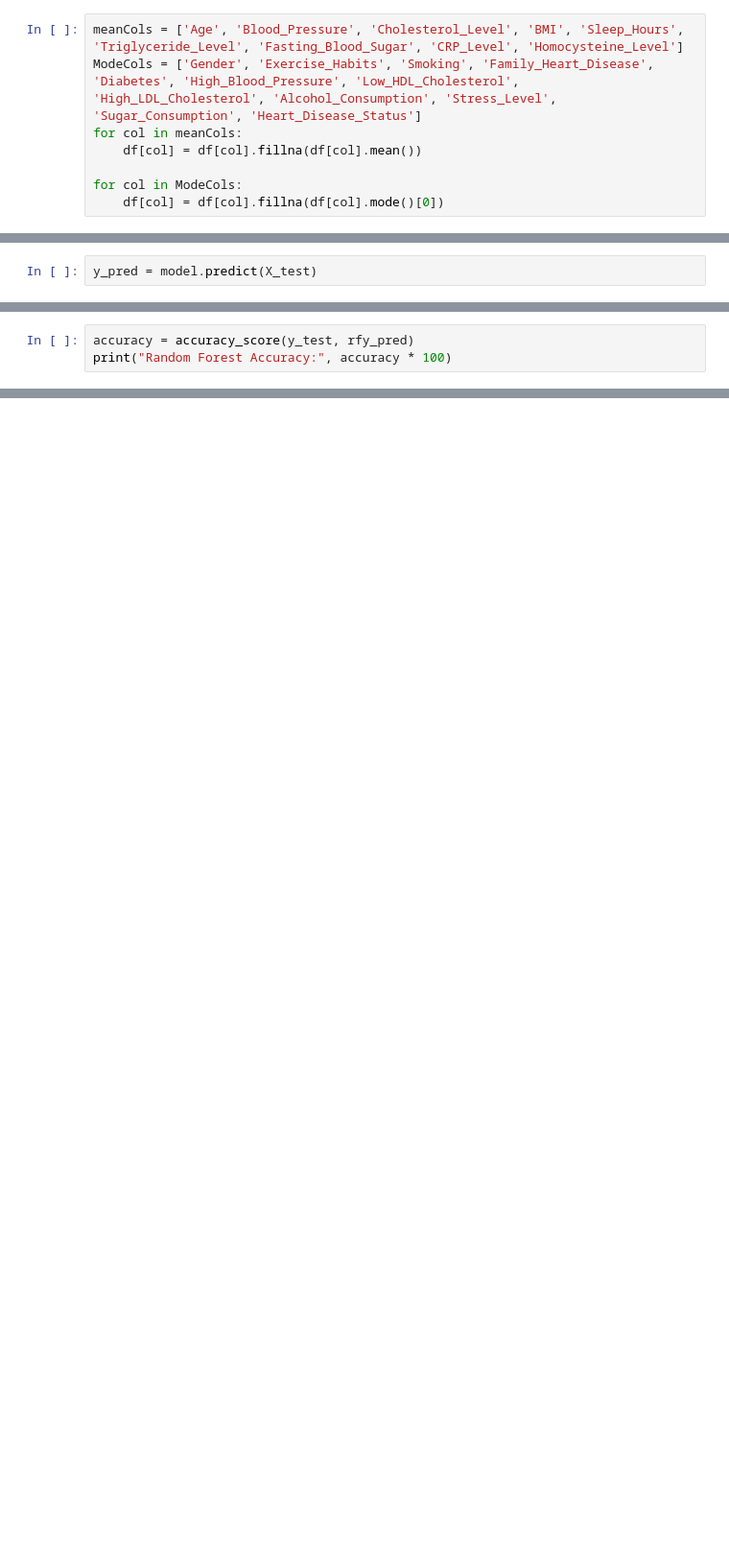
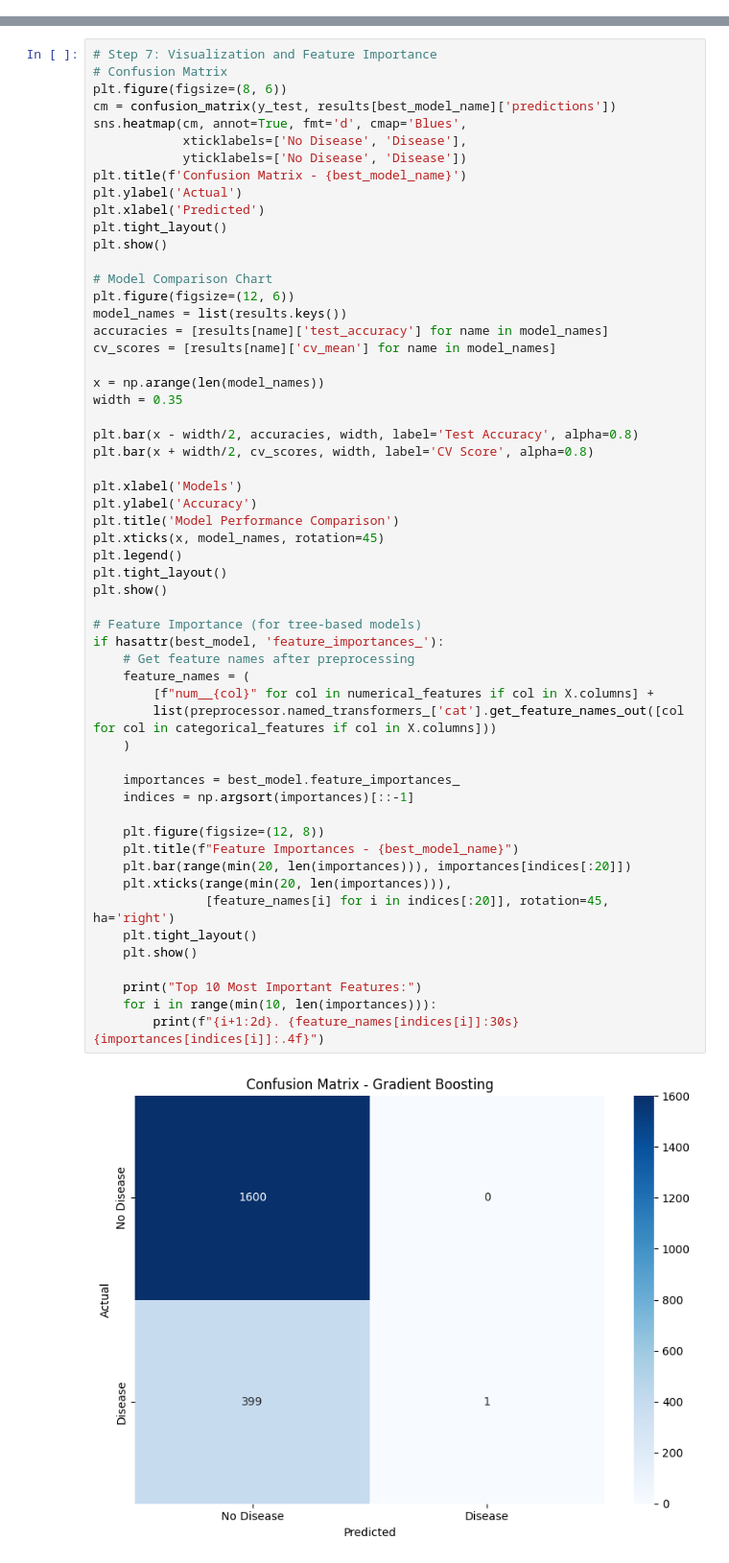
Before and after one commit to SaadZaidi1/heart-disease-prediction, a Jupyter notebook: Heart-Disease-Predictor.ipynb, the cells around one changed output, grey strips where cells are left out. Shown at 96% size. Cells and saved outputs as stored; diff of their text form; blank space fills up the shorter version.

```diff
--- a/Heart-Disease-Predictor.ipynb
+++ b/Heart-Disease-Predictor.ipynb
@@ -93,8 +0,0 @@ dtype: int64
-# %%
-meanCols = ['Age', 'Blood_Pressure', 'Cholesterol_Level', 'BMI', 'Sleep_Hours', 'Triglyceride_Level', 'Fasting_Blood_Sugar', 'CRP_Level', 'Homocysteine_Level']
-ModeCols = ['Gender', 'Exercise_Habits', 'Smoking', 'Family_Heart_Disease', 'Diabetes', 'High_Blood_Pressure', 'Low_HDL_Cholesterol', 'High_LDL_Cholesterol', 'Alcohol_Consumption', 'Stress_Level', 'Sugar_Consumption', 'Heart_Disease_Status']
-for col in meanCols:
-    df[col] = df[col].fillna(df[col].mean())
-
-for col in ModeCols:
-    df[col] = df[col].fillna(df[col].mode()[0])
@@ -256,2 +0,0 @@ LogisticRegression(class_weight='balanced')
-# %%
-y_pred = model.predict(X_test)
@@ -285,3 +0,0 @@ rfy_pred = model.predict(X_test)
-# %%
-accuracy = accuracy_score(y_test, rfy_pred)
-print("Random Forest Accuracy:", accuracy * 100)
@@ -289,0 +254,58 @@ Random Forest Accuracy: 50.24999999999999
+# %%
+# Step 7: Visualization and Feature Importance
+# Confusion Matrix
+plt.figure(figsize=(8, 6))
+cm = confusion_matrix(y_test, results[best_model_name]['predictions'])
+sns.heatmap(cm, annot=True, fmt='d', cmap='Blues',
+            xticklabels=['No Disease', 'Disease'],
+            yticklabels=['No Disease', 'Disease'])
+plt.title(f'Confusion Matrix - {best_model_name}')
+plt.ylabel('Actual')
+plt.xlabel('Predicted')
+plt.tight_layout()
+plt.show()
+
+# Model Comparison Chart
+plt.figure(figsize=(12, 6))
+model_names = list(results.keys())
+accuracies = [results[name]['test_accuracy'] for name in model_names]
+cv_scores = [results[name]['cv_mean'] for name in model_names]
+
+x = np.arange(len(model_names))
+width = 0.35
+
+plt.bar(x - width/2, accuracies, width, label='Test Accuracy', alpha=0.8)
+plt.bar(x + width/2, cv_scores, width, label='CV Score', alpha=0.8)
+
+plt.xlabel('Models')
+plt.ylabel('Accuracy')
+plt.title('Model Performance Comparison')
+plt.xticks(x, model_names, rotation=45)
+plt.legend()
+plt.tight_layout()
+plt.show()
+
+# Feature Importance (for tree-based models)
+if hasattr(best_model, 'feature_importances_'):
+    # Get feature names after preprocessing
+    feature_names = (
+        [f"num__{col}" for col in numerical_features if col in X.columns] +
+        list(preprocessor.named_transformers_['cat'].get_feature_names_out([col for col in categorical_features if col in X.columns]))
+    )
+
+    importances = best_model.feature_importances_
+    indices = np.argsort(importances)[::-1]
+
+    plt.figure(figsize=(12, 8))
+    plt.title(f"Feature Importances - {best_model_name}")
+    plt.bar(range(min(20, len(importances))), importances[indices[:20]])
+    plt.xticks(range(min(20, len(importances))),
+               [feature_names[i] for i in indices[:20]], rotation=45, ha='right')
+    plt.tight_layout()
+    plt.show()
+
+    print("Top 10 Most Important Features:")
+    for i in range(min(10, len(importances))):
+        print(f"{i+1:2d}. {feature_names[indices[i]]:30s} {importances[indices[i]]:.4f}")
+# %% [output]
+[figure, added]
```
Also changed, not shown: parts of 37 cells of this notebook.
